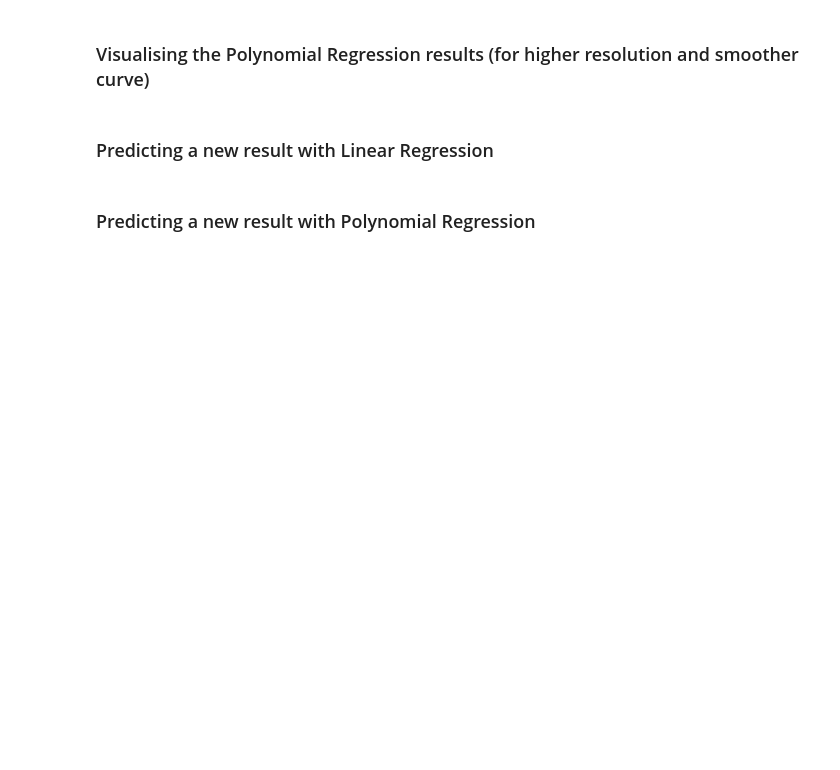
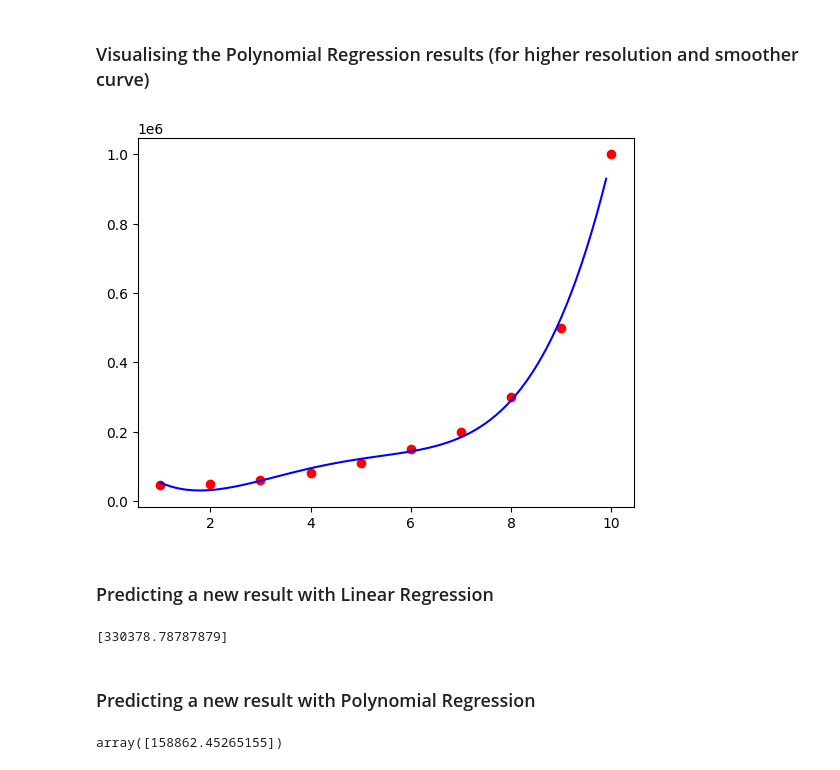
Before and after one commit to VishnuRathore98/Machine-Learning-with-Python, a Jupyter notebook: Part 2 - Regression/Polynomial Regression/Python/polynomial_regression.ipynb, the cells around one changed output. Saved outputs shown, nothing was run; the diff lists cells and outputs as text; code cells hidden in the pictures; blank space fills up the shorter version.

```diff
--- a/Part 2 - Regression/Polynomial Regression/Python/polynomial_regression.ipynb
+++ b/Part 2 - Regression/Polynomial Regression/Python/polynomial_regression.ipynb
@@ -48,6 +76,22 @@ print(regressor.predict([[6.5]]))
 # %% [markdown]
 ### Visualising the Polynomial Regression results (for higher resolution and smoother curve)
+# %%
+X_grid = np.arange(min(X),max(X),0.1)
+X_grid = X_grid.reshape((len(X_grid)),1)
+plt.scatter(X,y,color='red')
+plt.plot(X_grid,lin_reg_2.predict(poly_regressor.fit_transform(X_grid)),color='blue')
+plt.show()
+# %% [output]
+[figure, added]
 # %% [markdown]
 ### Predicting a new result with Linear Regression
+# %%
+print(lin_reg.predict([[6.5]]))
+# %% [output]
+[330378.78787879]
 # %% [markdown]
 ### Predicting a new result with Polynomial Regression
+# %%
+lin_reg_2.predict(poly_regressor.fit_transform([[6.5]]))
+# %% [output]
+array([158862.45265155])
```
Also changed, not shown: parts of 6 cells of this notebook.
